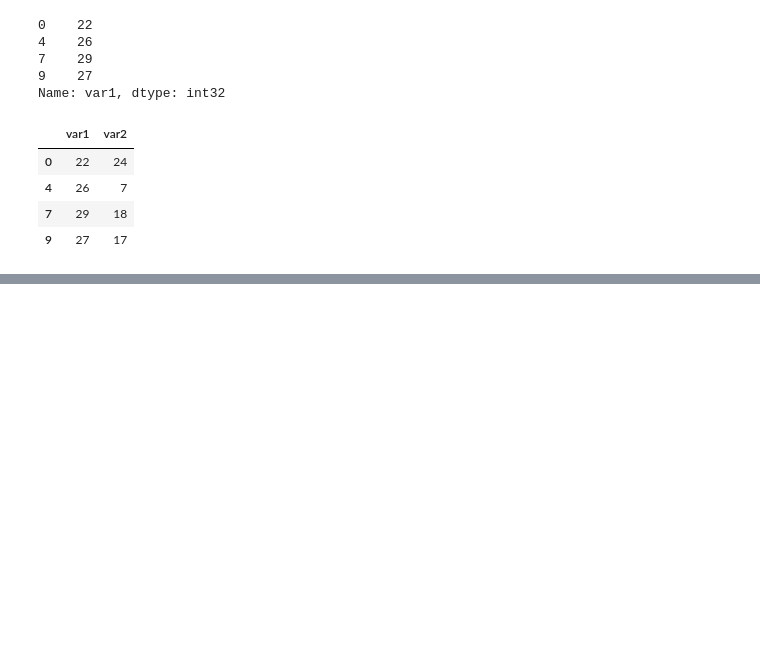
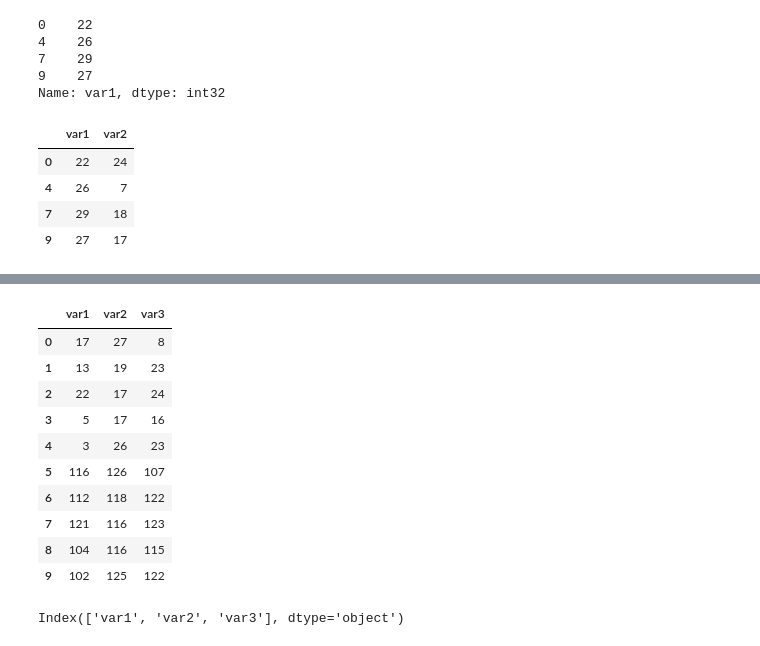
Before and after one commit to tahaasann/Data-Science-Course, a Jupyter notebook: veri_manipulasyonu.ipynb, the cells around one changed output, grey strips where cells are left out. Cells and saved outputs as stored; diff of their text form; code cells hidden in the pictures; blank space fills up the shorter version.

```diff
--- a/veri_manipulasyonu.ipynb
+++ b/veri_manipulasyonu.ipynb
@@ -1568,0 +1629,18 @@ df[(df.var1 > 15)][["var1","var2"]]
+# %%
+pd.concat([df1,df2], ignore_index = True) #İndex problemi ortadan kalktı.
+# %% [output]
+|  | var1 | var2 | var3 |
+| 0 | 17 | 27 | 8 |
+| 1 | 13 | 19 | 23 |
+| 2 | 22 | 17 | 24 |
+| 3 | 5 | 17 | 16 |
+| 4 | 3 | 26 | 23 |
+| 5 | 116 | 126 | 107 |
+| 6 | 112 | 118 | 122 |
+| 7 | 121 | 116 | 123 |
+| 8 | 104 | 116 | 115 |
+| 9 | 102 | 125 | 122 |
+# %%
+df.columns
+# %% [output]
+Index(['var1', 'var2', 'var3'], dtype='object')
```
Also changed, not shown: parts of 12 cells of this notebook.
